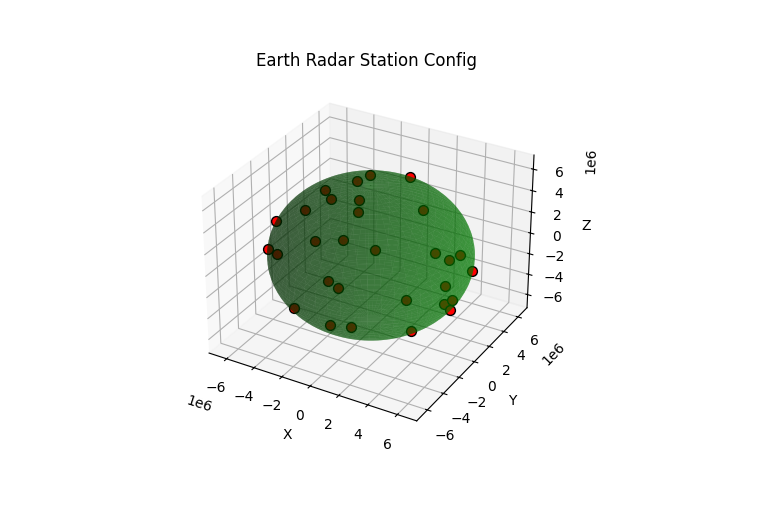
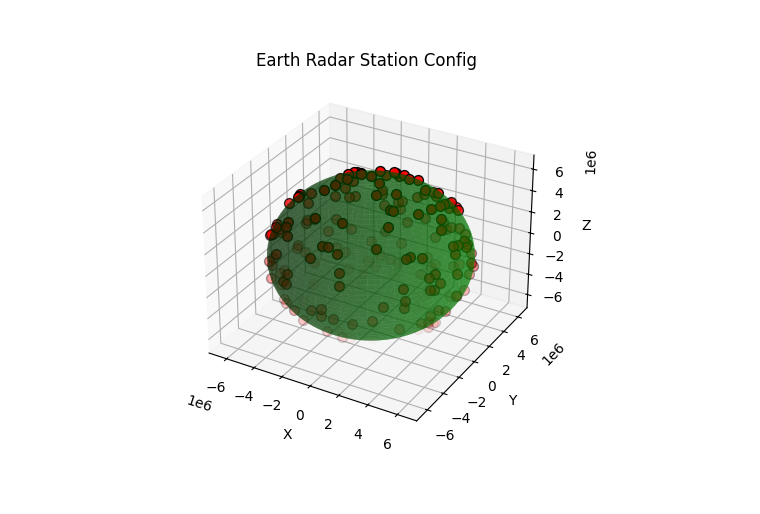
Before and after one commit to brendanbennett/deorbiter, a Jupyter notebook: examples/3D_EKF_example.ipynb, the cells around one changed output. Saved outputs shown, nothing was run; the diff lists cells and outputs as text; code cells hidden in the pictures.

```diff
--- a/examples/3D_EKF_example.ipynb
+++ b/examples/3D_EKF_example.ipynb
@@ -35,19 +31,20 @@ Simulation finished in 3.37500 seconds
 # %%
 #initialising observer class with sim data
-obs = Observer(number_of_radars=30, dim=3)
+np.random.seed(1)
+obs = Observer(number_of_radars=200, dim=3)
 
 sim_states = sim_data.state_array()
 sim_times = sim_data.times
 
-obs.run(sim_states=sim_states, sim_times=sim_times, checking_interval=100)
+obs.run(sim_states=sim_states, sim_times=sim_times, checking_interval=10)
 
 observation_times = obs.observed_times
 observation_states = obs.observed_states
 observed_covariances = obs.observed_covariances
 
 observations = (observation_states, observation_times)
 #dim = sim_data.state_array().shape[1]
 
 obs.plot_config()
 # %% [output]
-[figure, old version]
+[figure, new version]
```
Also changed, not shown: parts of 6 cells of this notebook, 3 other files.
